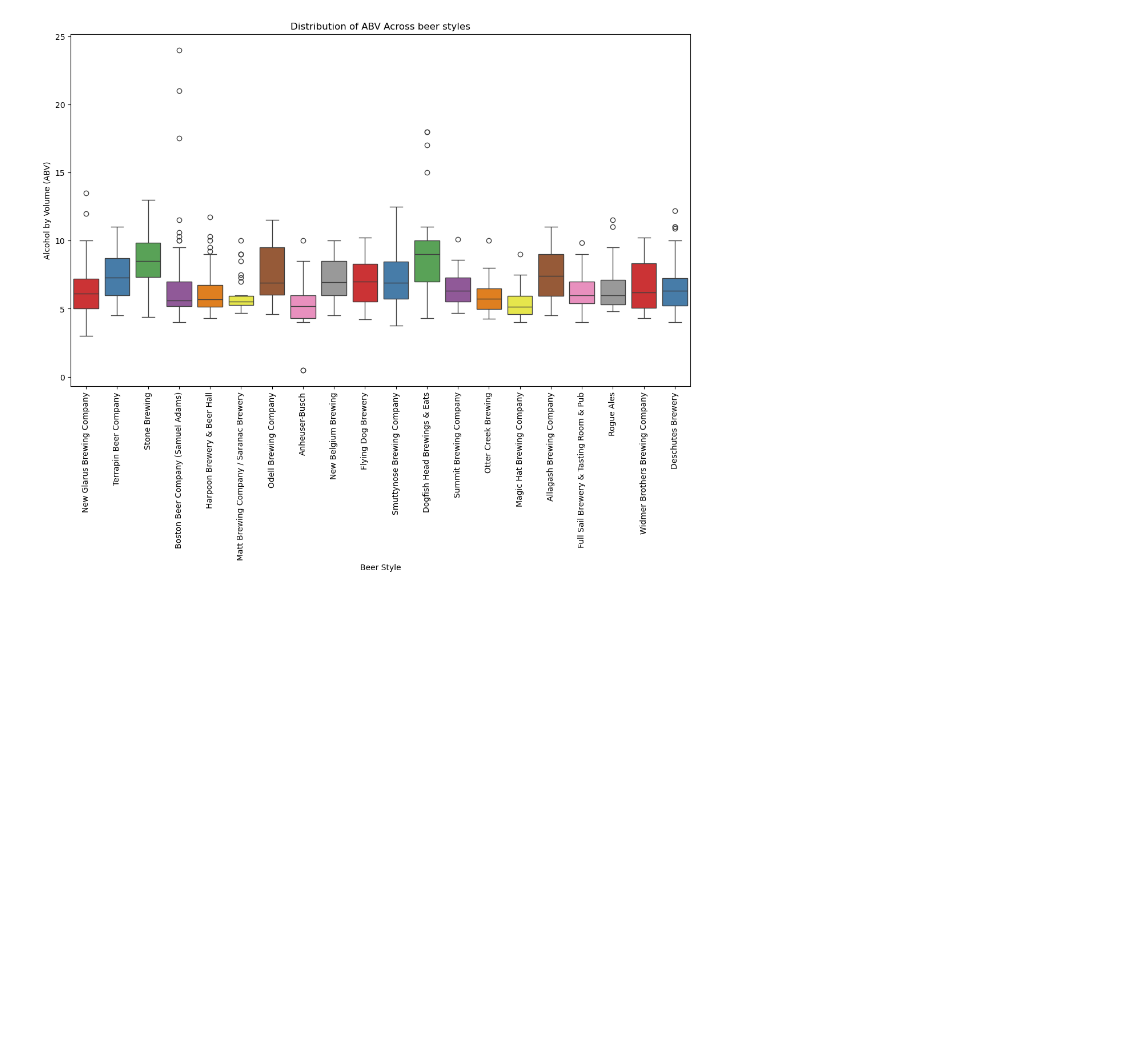
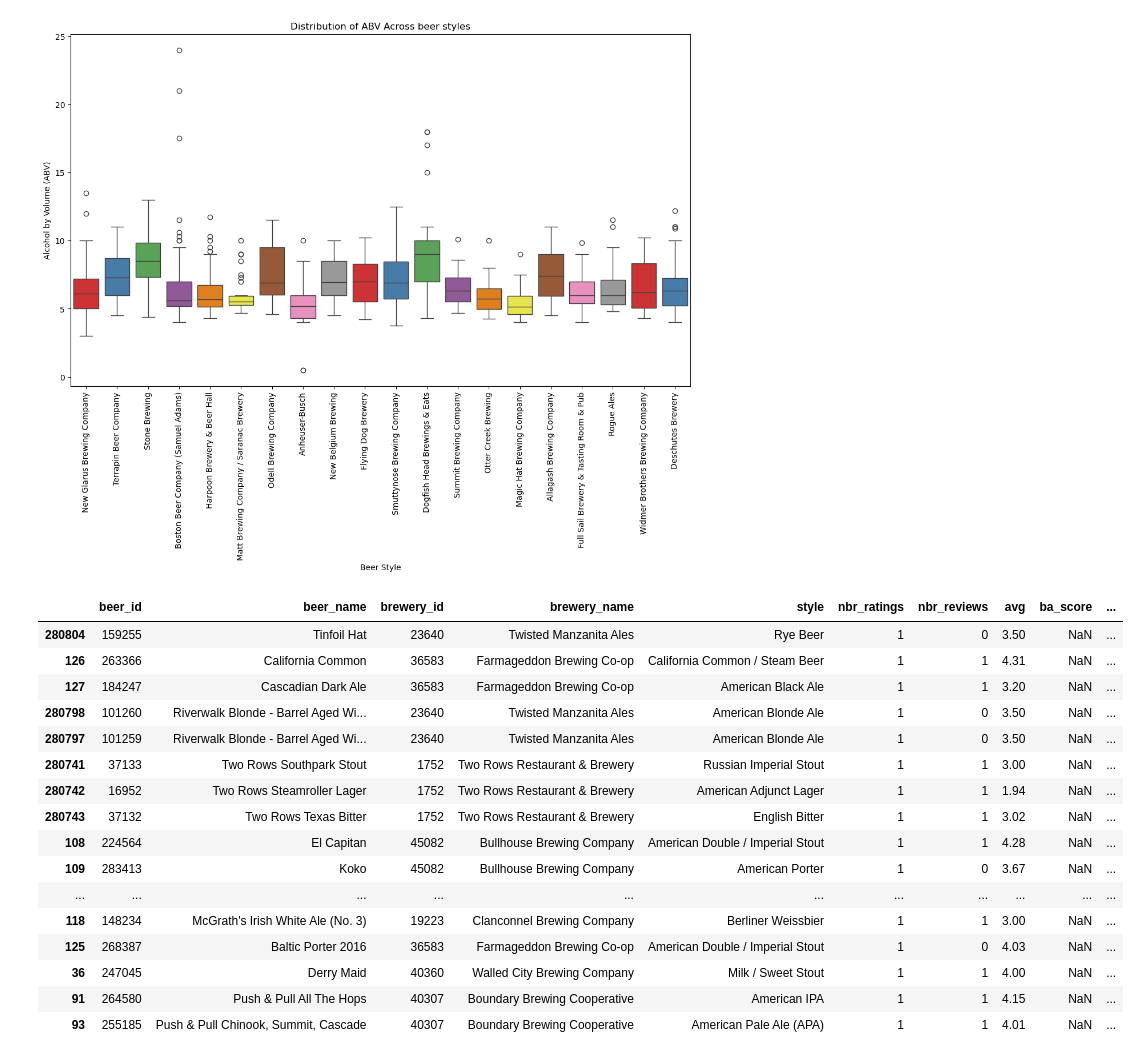
Before and after one commit to epfl-ada/ada-2024-project-bada55, a Jupyter notebook: notebook/BeerAdvocate_analysis.ipynb, the cells around one changed output. Cells and saved outputs as stored; diff of their text form; code cells hidden in the pictures; blank space fills up the shorter version.

```diff
--- a/notebook/BeerAdvocate_analysis.ipynb
+++ b/notebook/BeerAdvocate_analysis.ipynb
@@ -682,3 +686,23 @@ Passing `palette` without assigning `hue` is deprecated and will be removed in v
 
   sns.boxplot(x='brewery_name', y='abv', data=df_top_breweries, palette="Set1")
 [figure]
+# %%
+ba_beers_cleaned.sort_values("nbr_ratings",ascending=True).head(20)
+# %% [output]
+|  | beer_id | beer_name | brewery_id | brewery_name | style | nbr_ratings | nbr_reviews | avg | ba_score | ... |
+| 280804 | 159255 | Tinfoil Hat | 23640 | Twisted Manzanita Ales | Rye Beer | 1 | 0 | 3.50 | NaN | ... |
+| 126 | 263366 | California Common | 36583 | Farmageddon Brewing Co-op | California Common / Steam Beer | 1 | 1 | 4.31 | NaN | ... |
+| 127 | 184247 | Cascadian Dark Ale | 36583 | Farmageddon Brewing Co-op | American Black Ale | 1 | 1 | 3.20 | NaN | ... |
+| 280798 | 101260 | Riverwalk Blonde - Barrel Aged Wi... | 23640 | Twisted Manzanita Ales | American Blonde Ale | 1 | 0 | 3.50 | NaN | ... |
+| 280797 | 101259 | Riverwalk Blonde - Barrel Aged Wi... | 23640 | Twisted Manzanita Ales | American Blonde Ale | 1 | 0 | 3.50 | NaN | ... |
+| 280741 | 37133 | Two Rows Southpark Stout | 1752 | Two Rows Restaurant & Brewery | Russian Imperial Stout | 1 | 1 | 3.00 | NaN | ... |
+| 280742 | 16952 | Two Rows Steamroller Lager | 1752 | Two Rows Restaurant & Brewery | American Adjunct Lager | 1 | 1 | 1.94 | NaN | ... |
+| 280743 | 37132 | Two Rows Texas Bitter | 1752 | Two Rows Restaurant & Brewery | English Bitter | 1 | 1 | 3.02 | NaN | ... |
+| 108 | 224564 | El Capitan | 45082 | Bullhouse Brewing Company | American Double / Imperial Stout | 1 | 1 | 4.28 | NaN | ... |
+| 109 | 283413 | Koko | 45082 | Bullhouse Brewing Company | American Porter | 1 | 0 | 3.67 | NaN | ... |
+| ... | ... | ... | ... | ... | ... | ... | ... | ... | ... | ... |
+| 118 | 148234 | McGrath's Irish White Ale (No. 3) | 19223 | Clanconnel Brewing Company | Berliner Weissbier | 1 | 1 | 3.00 | NaN | ... |
+| 125 | 268387 | Baltic Porter 2016 | 36583 | Farmageddon Brewing Co-op | American Double / Imperial Stout | 1 | 0 | 4.03 | NaN | ... |
+| 36 | 247045 | Derry Maid | 40360 | Walled City Brewing Company | Milk / Sweet Stout | 1 | 1 | 4.00 | NaN | ... |
+| 91 | 264580 | Push & Pull All The Hops | 40307 | Boundary Brewing Cooperative | American IPA | 1 | 1 | 4.15 | NaN | ... |
+| 93 | 255185 | Push & Pull Chinook, Summit, Cascade | 40307 | Boundary Brewing Cooperative | American Pale Ale (APA) | 1 | 1 | 4.01 | NaN | ... |
```
Also changed, not shown: parts of 4 cells of this notebook, 4 other files.
